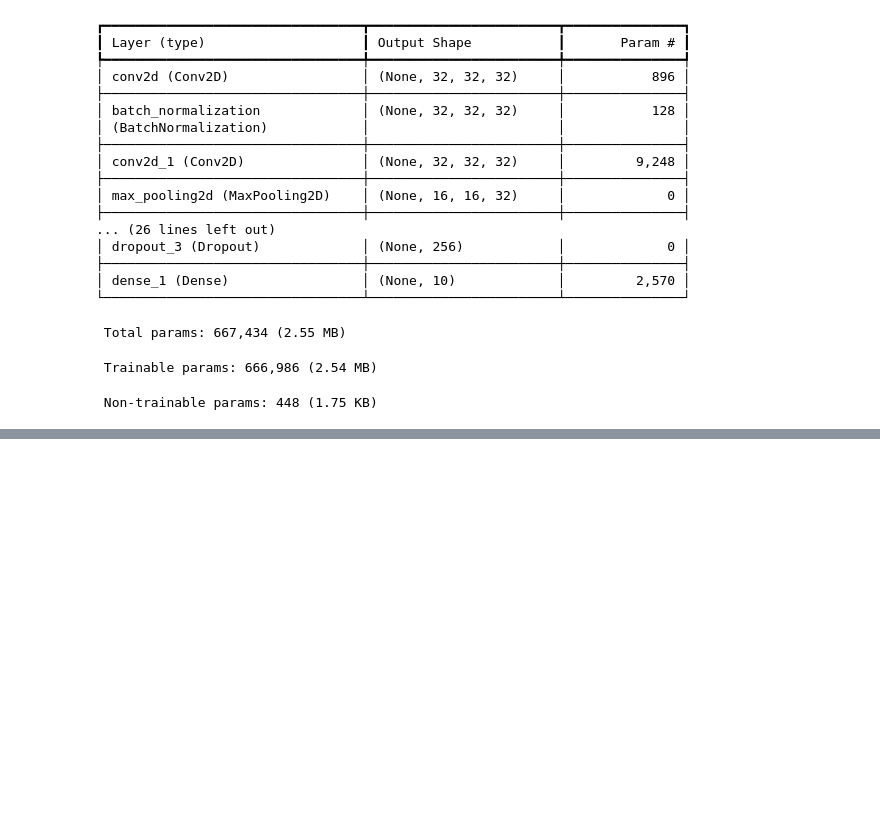
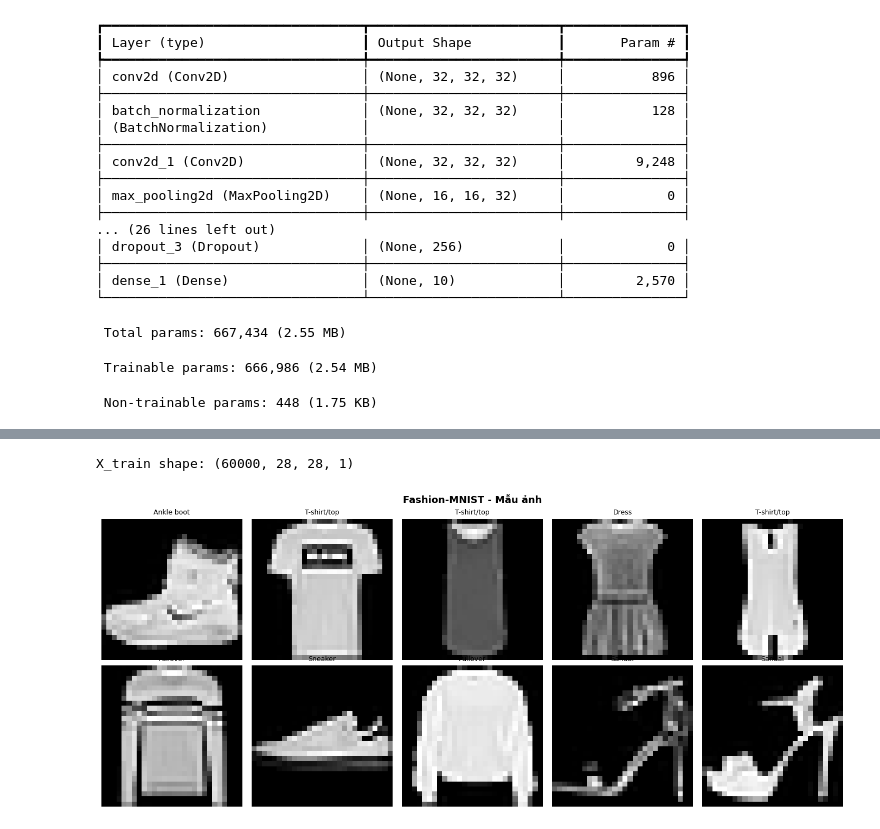
Before and after one commit to nguyenxuandinhit/TH_Deep_Learning, a Jupyter notebook: Deep_Tuan4.ipynb, the cells around one changed output, grey strips where cells are left out. Drawn from its saved outputs; the diff is of its cells as text; code cells hidden in the pictures; blank space fills up the shorter version.

```diff
--- a/Deep_Tuan4.ipynb
+++ b/Deep_Tuan4.ipynb
@@ -292,31 +444,37 @@ plt.tight_layout(); plt.show()
 # %%
-# ============================================================
+import tensorflow as tf
+import matplotlib.pyplot as plt
+
+ # ============================================================
 # BÀI 3: FASHION-MNIST
 # ============================================================
 
 CLASS_NAMES_FM = ['T-shirt/top','Trouser','Pullover','Dress','Coat',
                   'Sandal','Shirt','Sneaker','Bag','Ankle boot']
 
 # Nạp dữ liệu (có sẵn trong Keras)
-(X_train_fm, y_train_fm), (X_test_fm, y_test_fm) = keras.datasets.fashion_mnist.load_data()
+(X_train_fm, y_train_fm), (X_test_fm, y_test_fm) = tf.keras.datasets.fashion_mnist.load_data()
 
 # Tiền xử lý
 X_train_fm = X_train_fm.astype('float32') / 255.0
 X_test_fm  = X_test_fm.astype('float32') / 255.0
 X_train_fm = X_train_fm.reshape(-1, 28, 28, 1)
 X_test_fm  = X_test_fm.reshape(-1, 28, 28, 1)
 
-y_train_fm_cat = keras.utils.to_categorical(y_train_fm, 10)
-y_test_fm_cat  = keras.utils.to_categorical(y_test_fm,  10)
+y_train_fm_cat = tf.keras.utils.to_categorical(y_train_fm, 10)
+y_test_fm_cat  = tf.keras.utils.to_categorical(y_test_fm,  10)
 
 print('X_train shape:', X_train_fm.shape)
 
 # Trực quan hóa
 fig, axes = plt.subplots(2, 5, figsize=(14, 6))
 for i, ax in enumerate(axes.ravel()):
     ax.imshow(X_train_fm[i].reshape(28,28), cmap='gray')
     ax.set_title(CLASS_NAMES_FM[y_train_fm[i]], fontsize=9)
     ax.axis('off')
 plt.suptitle('Fashion-MNIST - Mẫu ảnh', fontsize=13, fontweight='bold')
 plt.tight_layout(); plt.show()
+# %% [output]
+X_train shape: (60000, 28, 28, 1)
+[figure, added]
 # %%
```
Also changed, not shown: parts of 9 cells of this notebook.
